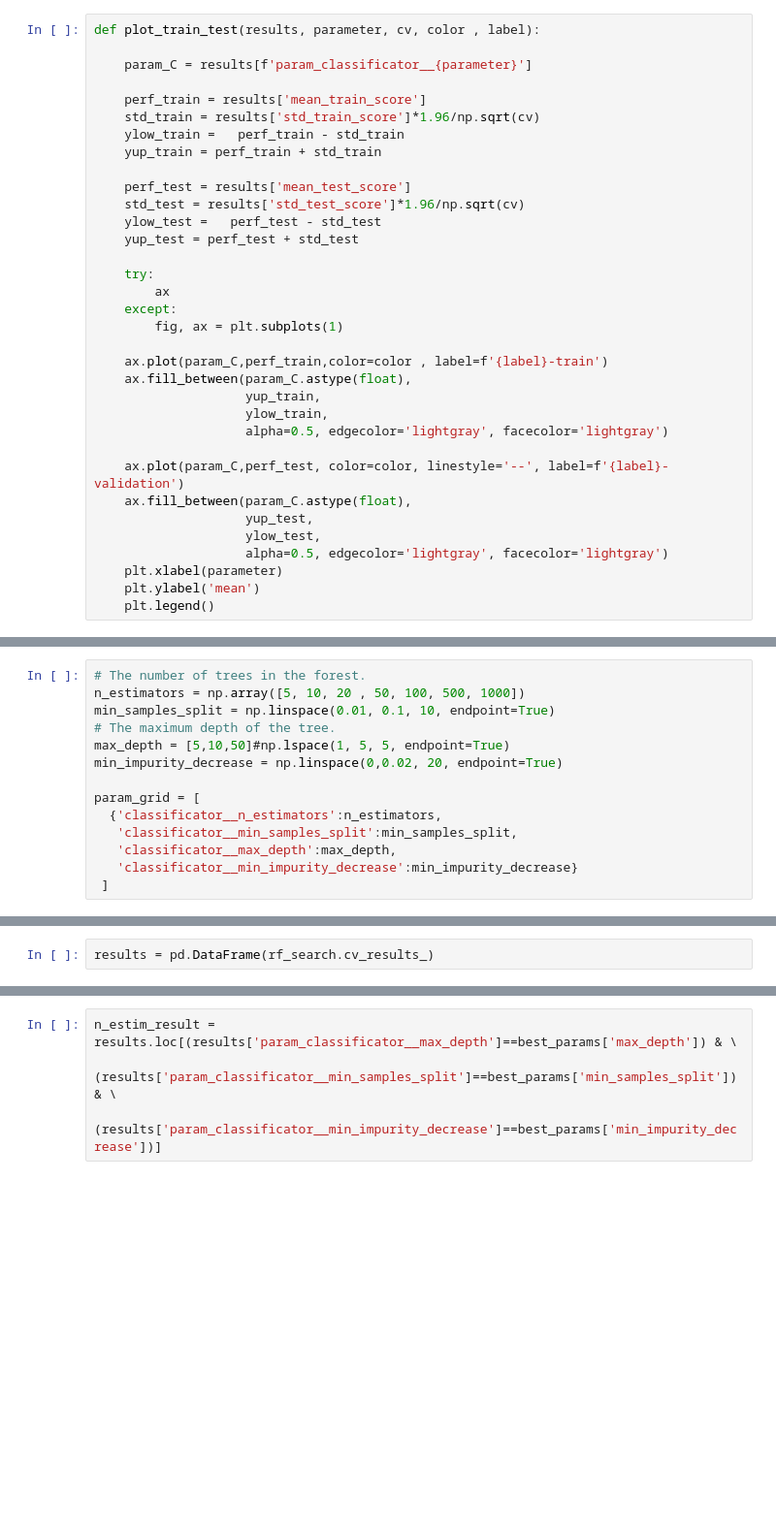
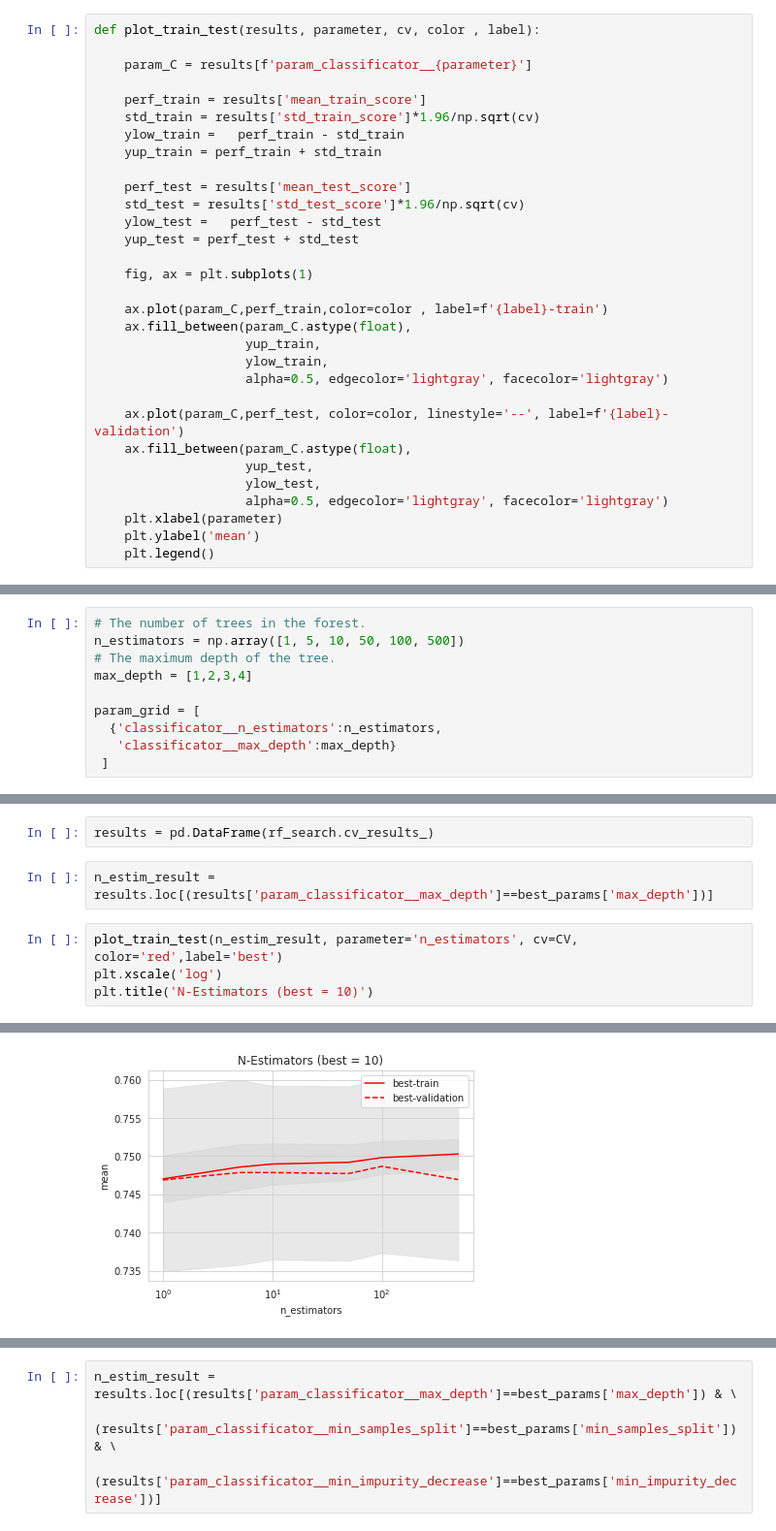
Before and after one commit to ebernatene/faire-ai, a Jupyter notebook: notebooks/FAIRE-AI.ipynb, the cells around one changed output, grey strips where cells are left out. Shown at 97% size. Saved outputs shown, nothing was run; the diff lists cells and outputs as text; blank space fills up the shorter version.

```diff
--- a/notebooks/FAIRE-AI.ipynb
+++ b/notebooks/FAIRE-AI.ipynb
@@ -315,10 +315,7 @@ def plot_train_test(results, parameter, cv, color , label):
     ylow_test =   perf_test - std_test
     yup_test = perf_test + std_test
 
-    try:
-        ax
-    except:
-        fig, ax = plt.subplots(1)
+    fig, ax = plt.subplots(1)
 
     ax.plot(param_C,perf_train,color=color , label=f'{label}-train')
     ax.fill_between(param_C.astype(float),
@@ -410,17 +386,13 @@ The most important settings are the number of trees in the forest (n_estimators)
 ### Grid Search
 # %%
 # The number of trees in the forest.
-n_estimators = np.array([5, 10, 20 , 50, 100, 500, 1000])
-min_samples_split = np.linspace(0.01, 0.1, 10, endpoint=True)
+n_estimators = np.array([1, 5, 10, 50, 100, 500])
 # The maximum depth of the tree.
-max_depth = [5,10,50]#np.lspace(1, 5, 5, endpoint=True)
-min_impurity_decrease = np.linspace(0,0.02, 20, endpoint=True)
+max_depth = [1,2,3,4]
 
 param_grid = [
   {'classificator__n_estimators':n_estimators,
-   'classificator__min_samples_split':min_samples_split,
-   'classificator__max_depth':max_depth,
-   'classificator__min_impurity_decrease':min_impurity_decrease}
+   'classificator__max_depth':max_depth}
  ]
 # %%
 print('WARNING!!!'*10)
@@ -459,3 +431,10 @@ best_params
  'warm_start': False}
 # %%
 results = pd.DataFrame(rf_search.cv_results_)
+# %%
+n_estim_result = results.loc[(results['param_classificator__max_depth']==best_params['max_depth'])]
+# %%
+plot_train_test(n_estim_result, parameter='n_estimators', cv=CV, color='red',label='best')
+plt.xscale('log')
+plt.title('N-Estimators (best = 10)')
+# %% [output]
@@ -461,0 +442 @@ results = pd.DataFrame(rf_search.cv_results_)
+[figure, added]
```
Also changed, not shown: parts of 7 cells of this notebook.
